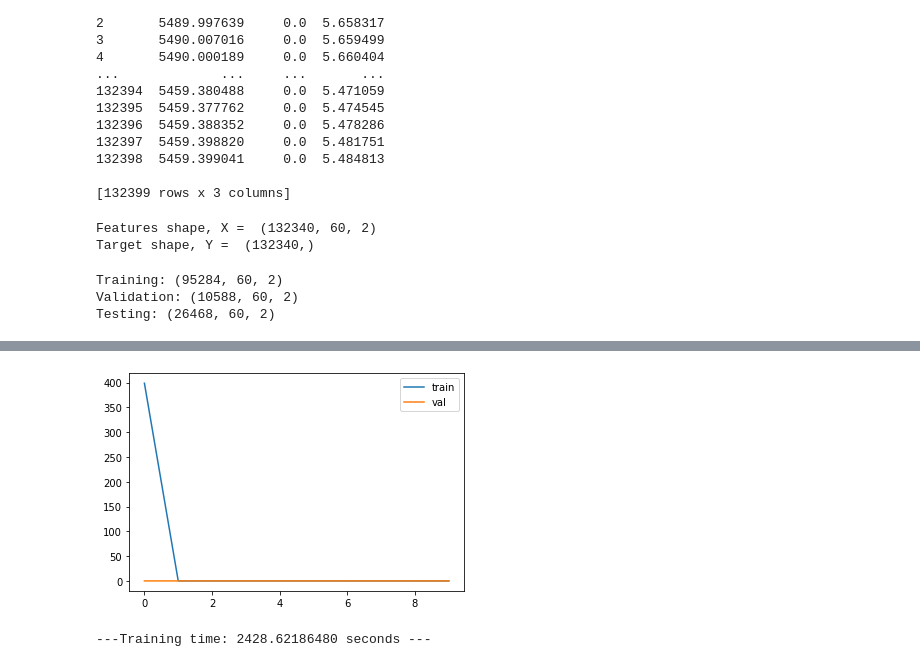
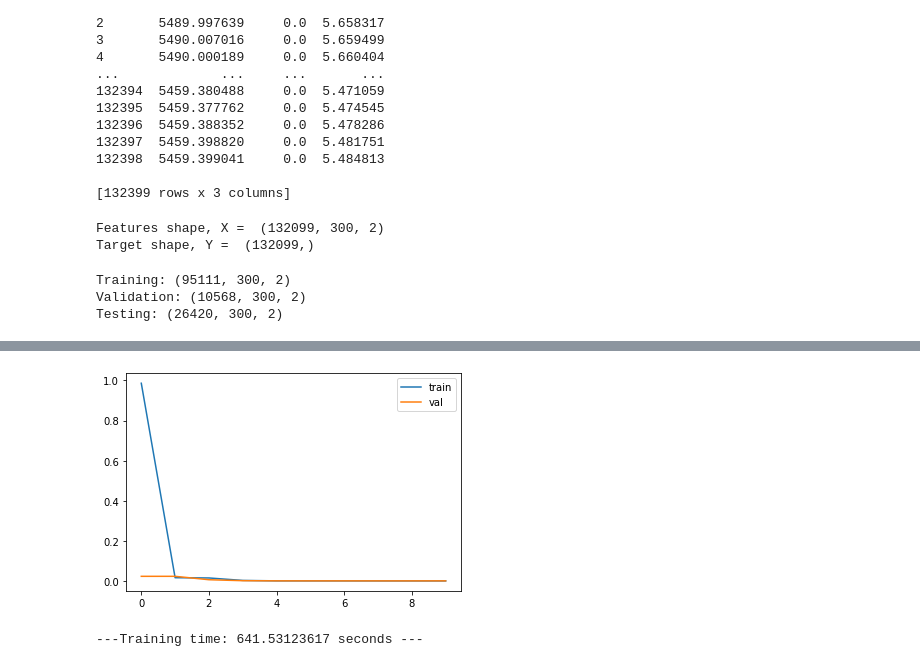
Before and after one commit to vrushaligirkar/Labquake-Prediction, a Jupyter notebook: DeepLearning/lstm_vel_ss.ipynb, the cells around one changed output, grey strips where cells are left out. Cells and saved outputs as stored; diff of their text form; code cells hidden in the pictures.

```diff
--- a/DeepLearning/lstm_vel_ss.ipynb
+++ b/DeepLearning/lstm_vel_ss.ipynb
@@ -22,11 +22,11 @@ import h5py
 def create_timesteps(data, n_steps):
 	x = []
 	y = []
-	for i in range(len(data)):
+	for i in range(len(data)-1):
 		end_ix = i + n_steps
-		if end_ix > len(data):
+		if end_ix > len(data)-1:
 			break
-		x1, y1 = data[i:end_ix, :-1], data[end_ix-1, -1]  #last column is assumed to be the target variable
+		x1, y1 = data[i:end_ix, :-1], data[end_ix, -1]  #last column is assumed to be the target variable
 		x.append(x1)
 		y.append(y1)
 	return np.array(x), np.array(y)
@@ -67,14 +65,14 @@ Input data:
 # Preprocessing
 
 arr = df.to_numpy()
-n_steps = 60
+n_steps = 300
 xdf, ydf = create_timesteps(arr, n_steps)
 
 print('Features shape, X = ', np.shape(xdf))
 print('Target shape, Y = ', np.shape(ydf))
 # %% [output]
-Features shape, X =  (132340, 60, 2)
-Target shape, Y =  (132340,)
+Features shape, X =  (132099, 300, 2)
+Target shape, Y =  (132099,)
 # %%
 # Split into train-val-test
 x_train, x_test, y_train, y_test = train_test_split(xdf, ydf, test_size=0.2, shuffle=False)
@@ -98,9 +96,9 @@ print("Training:", np.shape(X_train))
 print("Validation:", np.shape(X_val))
 print("Testing:", np.shape(x_test))
 # %% [output]
-Training: (95284, 60, 2)
-Validation: (10588, 60, 2)
-Testing: (26468, 60, 2)
+Training: (95111, 300, 2)
+Validation: (10568, 300, 2)
+Testing: (26420, 300, 2)
 # %%
 # Build the model
 
@@ -108,8 +106,8 @@ np.random.seed(0)   # To get reproducible results
 #tf.random.set_seed(1)
 
 model = Sequential()
-model.add(LSTM(128, activation='relu', kernel_initializer='normal', input_shape=(X_train.shape[1], X_train.shape[2])))
-model.add(Dense(64, kernel_initializer='normal', activation='relu'))
+model.add(LSTM(32, input_shape=(X_train.shape[1], X_train.shape[2]), return_sequences=True))
+model.add(LSTM(16))
 #model.add(Flatten())
 model.add(Dense(1, kernel_initializer='normal', activation='linear'))
 model.compile(loss='mse', optimizer='adam')
@@ -145,5 +146,5 @@ Epoch 10/10
-[figure, old version]
+[figure, new version]
----Training time: 2428.62186480 seconds ---
+---Training time: 641.53123617 seconds ---
 # %%
 print(model.summary())
 plot_model(model, show_shapes=True)
```
Also changed, not shown: parts of 9 cells of this notebook, 1 other file.
